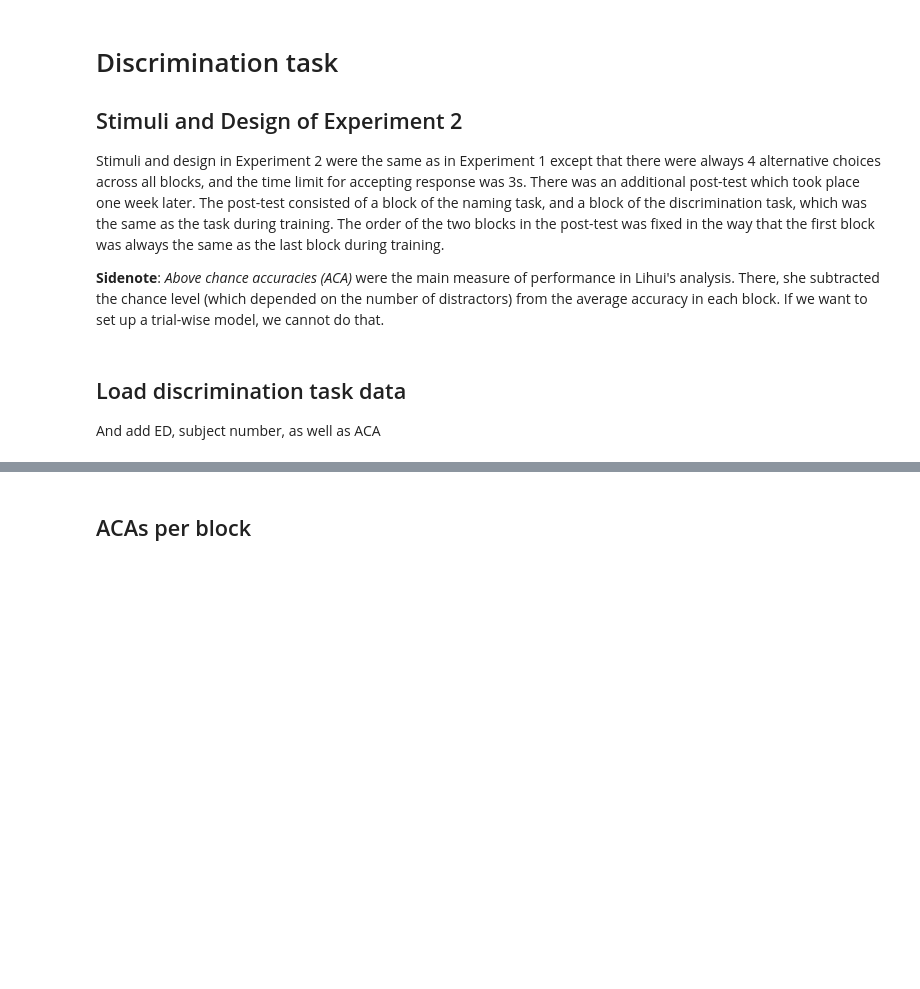
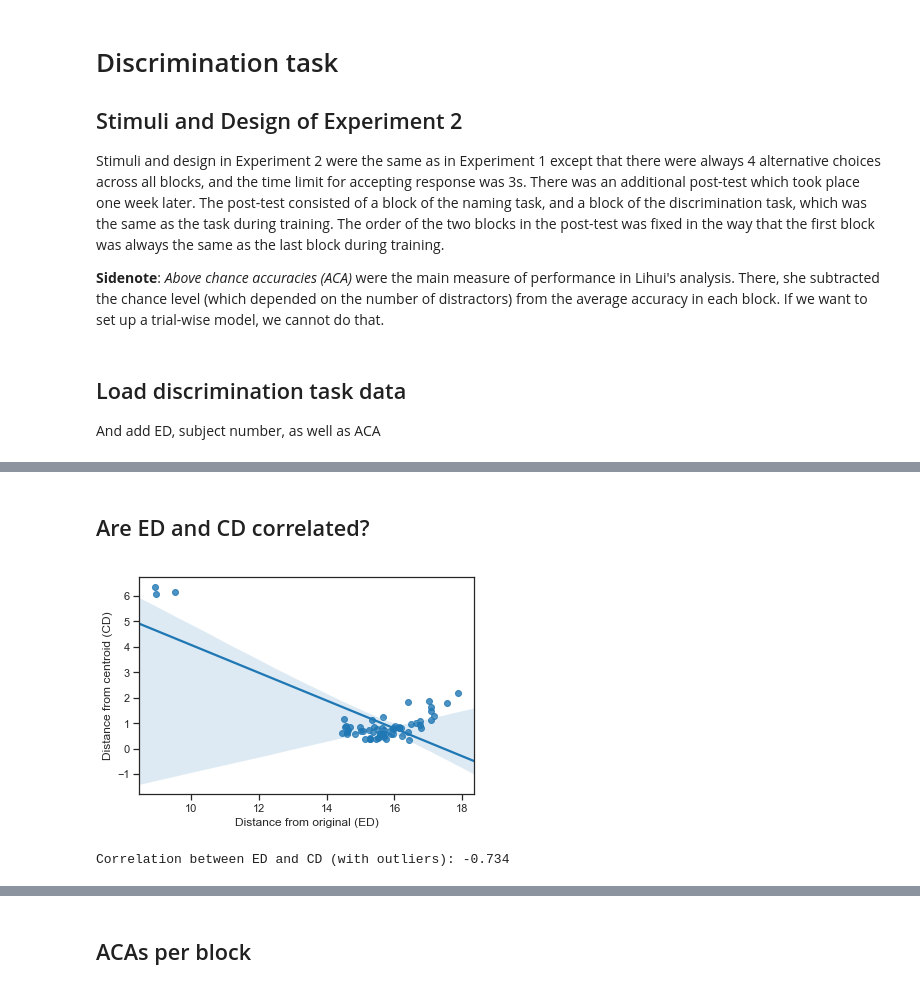
Before and after one commit to oliver-contier/ri_hmax, a Jupyter notebook: inspect_results.ipynb, the cells around one changed output, grey strips where cells are left out. Cells and saved outputs as stored; diff of their text form; code cells hidden in the pictures; blank space fills up the shorter version.

Commit message:
added correlation between ED and CD. Turns out outliers (apples) matter a lot

```diff
--- a/inspect_results.ipynb
+++ b/inspect_results.ipynb
@@ -467,3 +467,28 @@ disc_df.head()
 | 2 | stim_set/Banane.1_v2_percept.png | Banane | [stim_set/Schere.4_v2_percept.png... | 0 | 1 | 1.705525 | [0.289583333333, -0.0685185185185] | 0 | 2 | 15.745837 | 0.365693 | ... |
 | 3 | stim_set/Loeffel.8_v2_percept.png | Löffel | [stim_set/Banane.2_v2_percept.png... | 1 | 0 | 1.595861 | [-0.177083333333, -0.283333333333] | 0 | 3 | 15.238930 | 0.749405 | ... |
 | 4 | stim_set/Loeffel.2_v2_percept.png | Löffel | [stim_set/Apfel.8_v2_percept.png,... | 1 | 0 | 1.622645 | [0.2125, -0.168518518519] | 0 | 4 | 14.996077 | 0.861587 | ... |
+# %% [markdown]
+## Are ED and CD correlated?
+# %%
+# Sort both cd and ed list of dicts by stimulus, so we can compare.
+cd_dicts_bystim = sorted(cd_dicts, key=lambda k: k['sim'])
+ed_dicts_bystim = sorted(ed_dicts, key=lambda k: k['sim'])
+# %%
+# make sure it's correct
+assert len(cd_dicts_bystim) == 64 & len(ed_dicts_bystim) == 64
+for cd_dict, ed_dict in zip(cd_dicts, ed_dicts):
+    assert ed_dict['sim'] in cd_dict['sim']
+# %%
+sns.regplot(x=[ed_dict['ed'] for ed_dict in ed_dicts_bystim],
+            y=[cd_dict['cd'] for cd_dict in cd_dicts_bystim])
+plt.xlabel('Distance from original (ED)')
+plt.ylabel('Distance from centroid (CD)')
+plt.show()
+
+corr = np.corrcoef(x=[ed_dict['ed'] for ed_dict in ed_dicts_bystim],
+                   y=[cd_dict['cd'] for cd_dict in cd_dicts_bystim])[0][1]
+
+print('Correlation between ED and CD (with outliers): %.3f' % corr)
+# %% [output]
+[figure, added]
+Correlation between ED and CD (with outliers): -0.734
```
Also changed, not shown: parts of 15 cells of this notebook, 2 other files.
